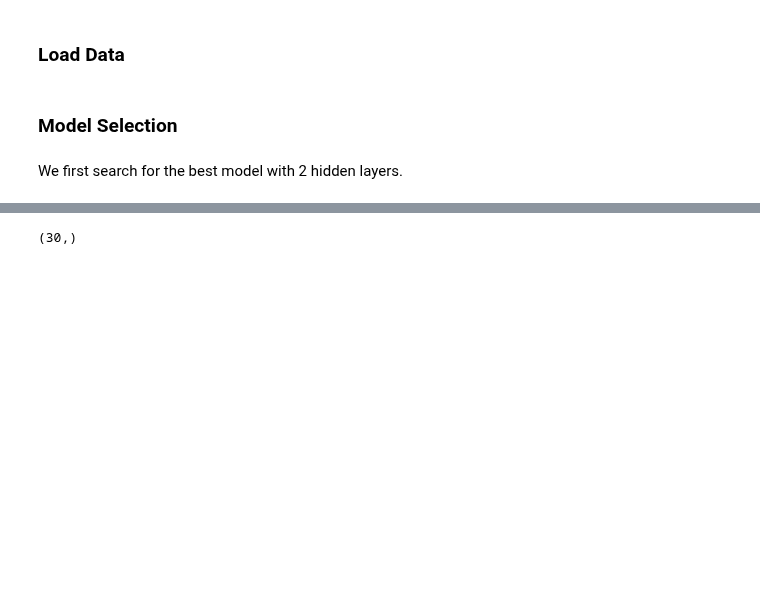
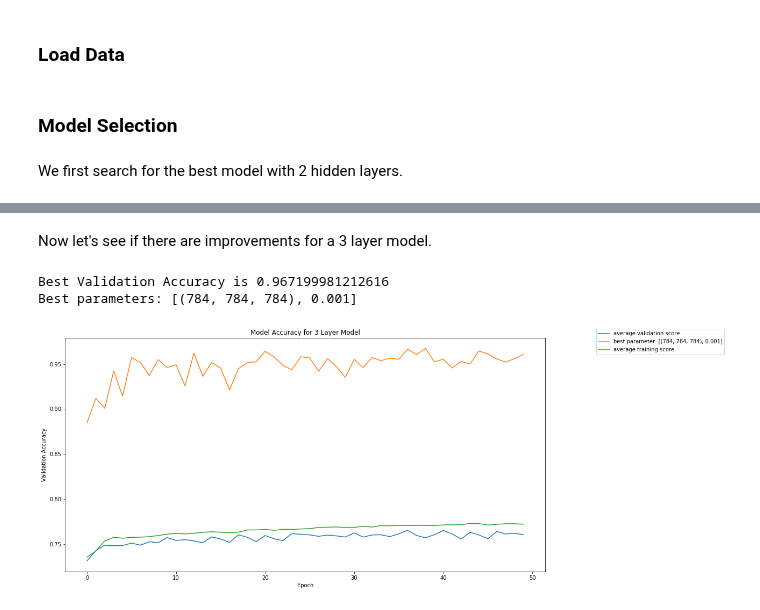
Before and after one commit to michaelqizhi/assignment-5-michaelqizhi, a Jupyter notebook: task2.ipynb, the cells around one changed output, grey strips where cells are left out. Drawn from its saved outputs; the diff is of its cells as text; code cells hidden in the pictures; blank space fills up the shorter version.

```diff
--- a/task2.ipynb
+++ b/task2.ipynb
@@ -84,6 +97,60 @@ KeyboardInterrupt:
-# %%
-average_validation = np.empty((len(config_list),50))
-average_validation[0] = history.history['val_accuracy']
-np.mean(average_validation, axis = 0)
-# %% [output]
-(30,)
+# %% [markdown]
+Now let's see if there are improvements for a 3 layer model.
+# %%
+# function to create a 3 layer model
+def make_model1(hidden_size=(784,784,784), regularization = 0.1):
+    model = Sequential()
+    model.add(Dense(hidden_size[0], input_dim = 784, activation = 'relu', kernel_regularizer = regularizers.l2(regularization)))
+    model.add(Dense(hidden_size[1], activation = 'relu', kernel_regularizer = regularizers.l2(regularization)))
+    model.add(Dense(hidden_size[2], activation = 'relu', kernel_regularizer = regularizers.l2(regularization)))
+    model.add(Dense(10, activation = 'softmax'))
+    model.compile(optimizer='adam',loss="categorical_crossentropy",metrics=['accuracy'])
+    return model
+
+# set parameter values
+hidden_size = [(784,784,784),(512,512,512),(392,392,392),(784,512,512),(784,512,392),(512,392,196),
+               (512,392, 392),(196,196,196)]
+regularization = [1e-3,1e-2,1e-1,1,10]
+
+# combine different parameters into a list
+config_list = []
+for x in hidden_size:
+    for y in regularization:
+        config_list += [[x,y]]
+
+# variables to store validation scores
+validation_history = []
+average_validation = np.empty((len(config_list), 50))
+average_training = np.empty((len(config_list), 50))
+i = 0
+
+# for each set of parameters
+for config in config_list:
+
+    # create and fit model
+    model = make_model1(config[0],config[1])
+    history = model.fit(X_10000, y_10000, validation_split = 0.25, epochs = 50, verbose = 0)
+
+    # store training history
+    validation_history += [np.max(history.history['val_accuracy'])]
+    average_validation[i] = history.history['val_accuracy']
+    average_training[i] = history.history['accuracy']
+    i += 1
+
+
+plt.figure(figsize=(16,8))
+plt.plot(np.mean(average_validation, axis = 0), label = 'average validation score')
+plt.plot(average_validation[np.argmax(validation_history)],
+         label = 'best parameter: ' + str(config_list[np.argmax(validation_history)]))
+plt.plot(np.mean(average_training, axis = 0), label = 'average training score')
+plt.title('Model Accuracy for 3 Layer Model')
+plt.ylabel('Validation Accuracy')
+plt.xlabel('Epoch')
+plt.legend(bbox_to_anchor=(1.1, 1.05))
+
+print('Best Validation Accuracy is ' + str(np.max(validation_history)))
+print('Best parameters: ' + str(config_list[np.argmax(validation_history)]))
+# %% [output]
+Best Validation Accuracy is 0.967199981212616
+Best parameters: [(784, 784, 784), 0.001]
+[figure, added]
```
Also changed, not shown: parts of 13 cells of this notebook, 1 other file.
